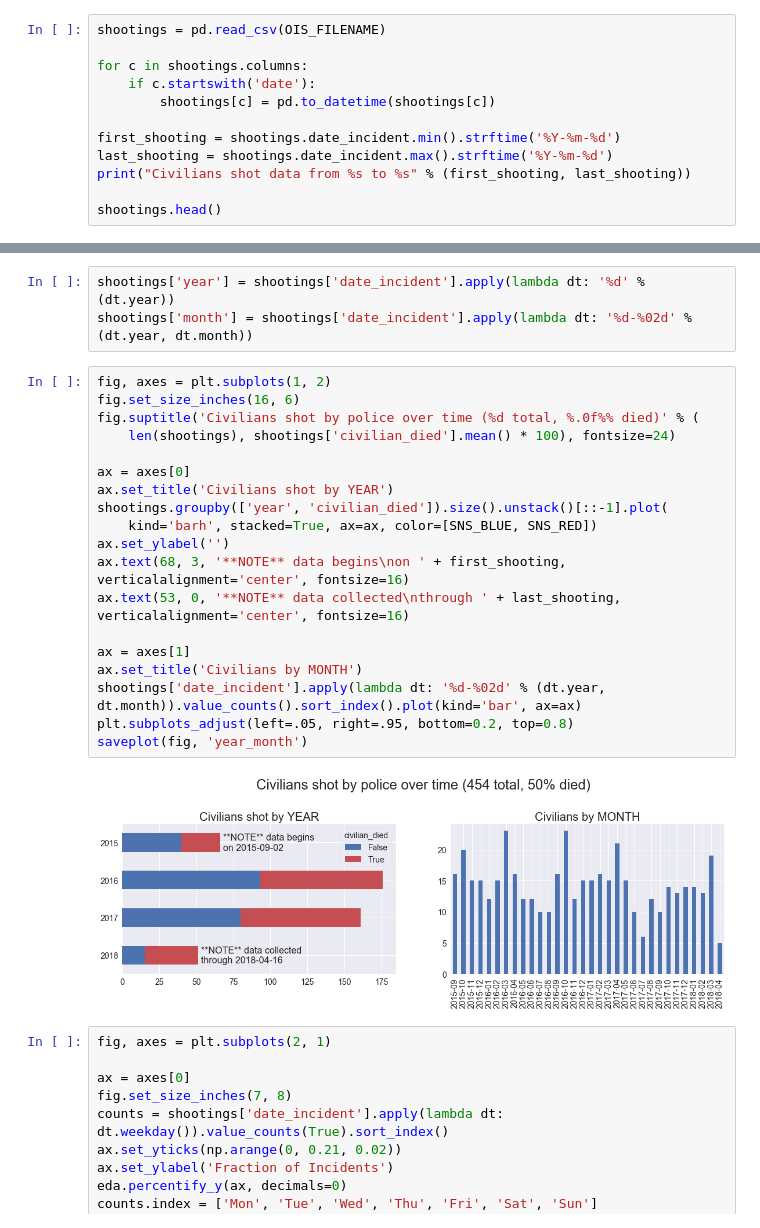
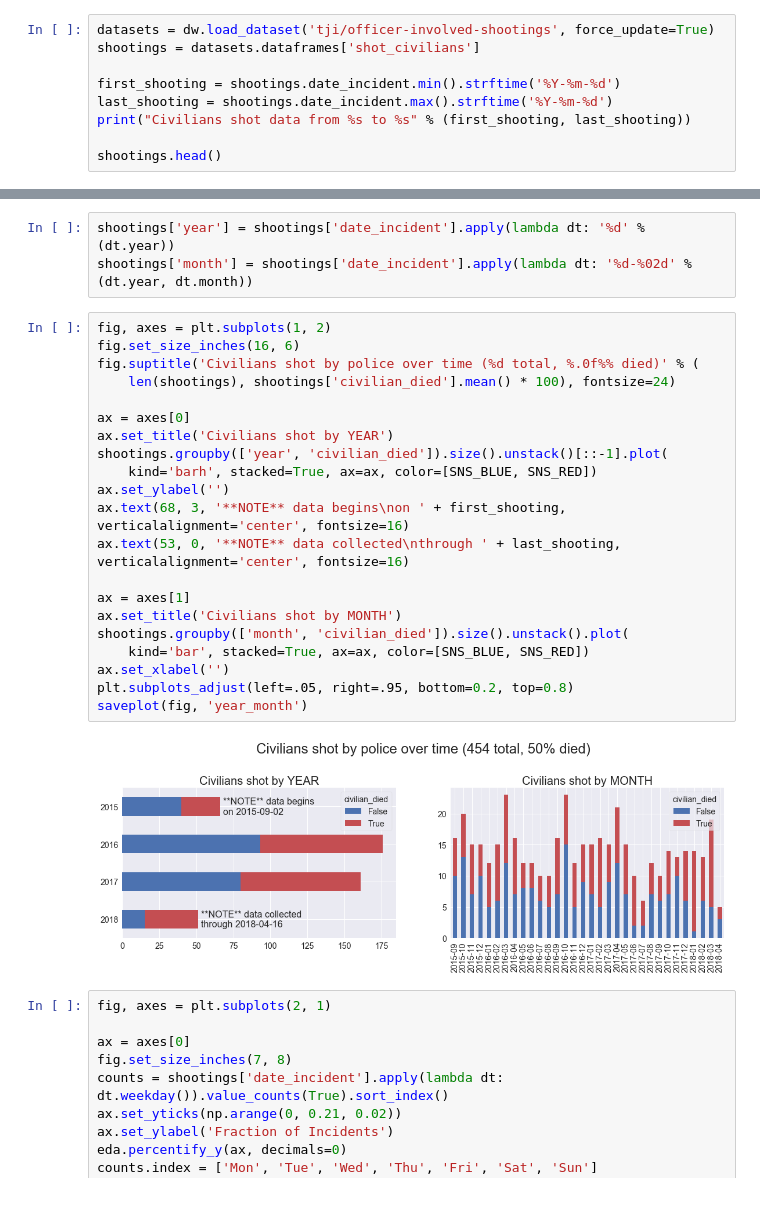
Before and after one commit to texas-justice-initiative/analysis, a Jupyter notebook: analyses/ois_descriptive_analysis_civilians_shot.ipynb, the cells around one changed output, grey strips where cells are left out. Drawn from its saved outputs; the diff is of its cells as text.

Commit message:
Update analyses READMEs, and have OIS analyses read from data.world

```diff
--- a/analyses/ois_descriptive_analysis_civilians_shot.ipynb
+++ b/analyses/ois_descriptive_analysis_civilians_shot.ipynb
@@ -95,9 +97,6 @@ Removing 3 past plots
 # %%
-shootings = pd.read_csv(OIS_FILENAME)
-
-for c in shootings.columns:
-    if c.startswith('date'):
-        shootings[c] = pd.to_datetime(shootings[c])
+datasets = dw.load_dataset('tji/officer-involved-shootings', force_update=True)
+shootings = datasets.dataframes['shot_civilians']
 
 first_shooting = shootings.date_incident.min().strftime('%Y-%m-%d')
 last_shooting = shootings.date_incident.max().strftime('%Y-%m-%d')
@@ -121,24 +120,26 @@ shootings['month'] = shootings['date_incident'].apply(lambda dt: '%d-%02d' % (dt
 # %%
 fig, axes = plt.subplots(1, 2)
 fig.set_size_inches(16, 6)
 fig.suptitle('Civilians shot by police over time (%d total, %.0f%% died)' % (
     len(shootings), shootings['civilian_died'].mean() * 100), fontsize=24)
 
 ax = axes[0]
 ax.set_title('Civilians shot by YEAR')
 shootings.groupby(['year', 'civilian_died']).size().unstack()[::-1].plot(
     kind='barh', stacked=True, ax=ax, color=[SNS_BLUE, SNS_RED])
 ax.set_ylabel('')
 ax.text(68, 3, '**NOTE** data begins\non ' + first_shooting, verticalalignment='center', fontsize=16)
 ax.text(53, 0, '**NOTE** data collected\nthrough ' + last_shooting, verticalalignment='center', fontsize=16)
 
 ax = axes[1]
-ax.set_title('Civilians by MONTH')
-shootings['date_incident'].apply(lambda dt: '%d-%02d' % (dt.year, dt.month)).value_counts().sort_index().plot(kind='bar', ax=ax)
+ax.set_title('Civilians shot by MONTH')
+shootings.groupby(['month', 'civilian_died']).size().unstack().plot(
+    kind='bar', stacked=True, ax=ax, color=[SNS_BLUE, SNS_RED])
+ax.set_xlabel('')
 plt.subplots_adjust(left=.05, right=.95, bottom=0.2, top=0.8)
 saveplot(fig, 'year_month')
 # %% [output]
-[figure, old version]
+[figure, new version]
 # %%
 fig, axes = plt.subplots(2, 1)
 
```
Also changed, not shown: parts of 10 cells of this notebook, 4 other files.
